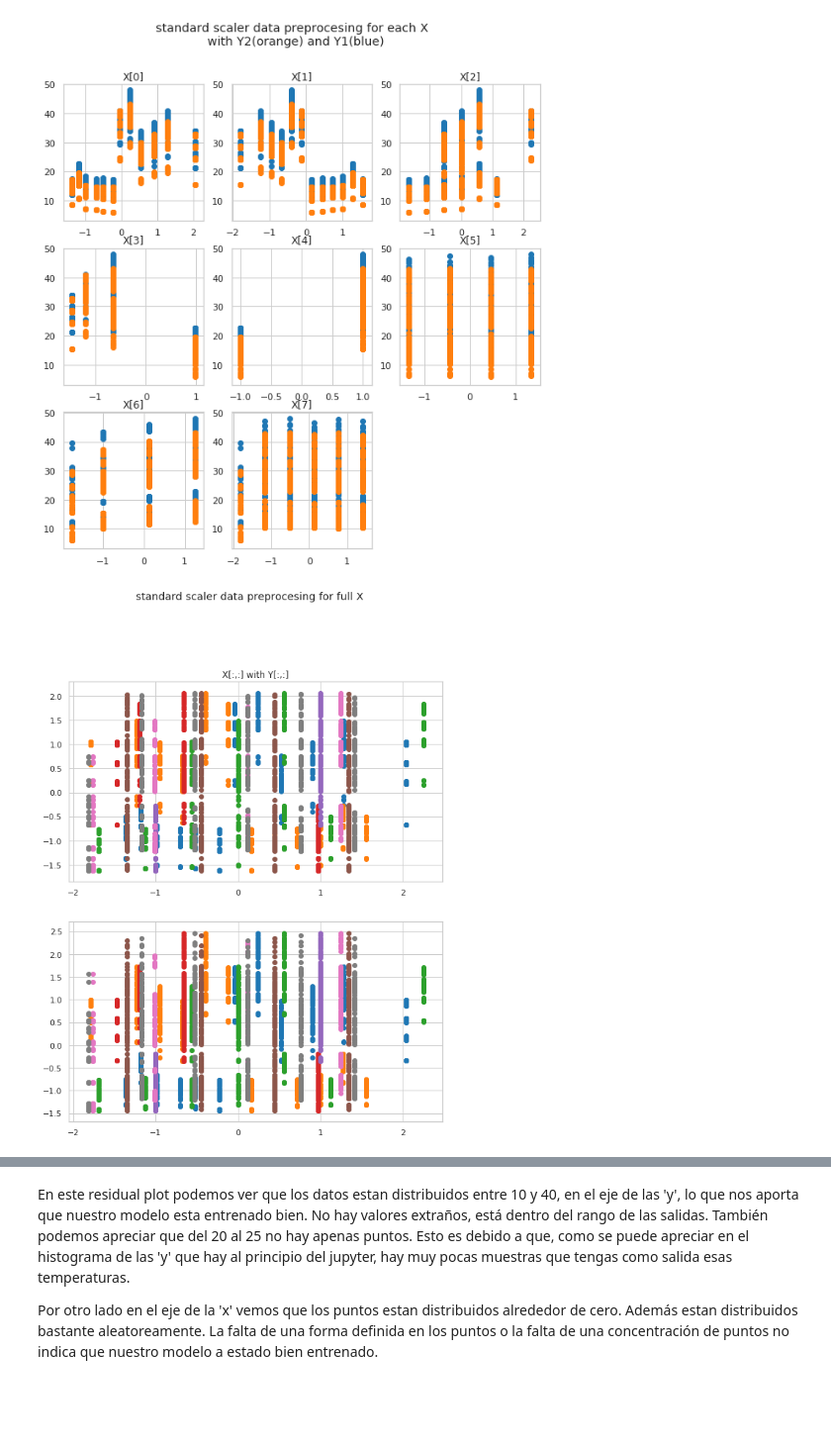
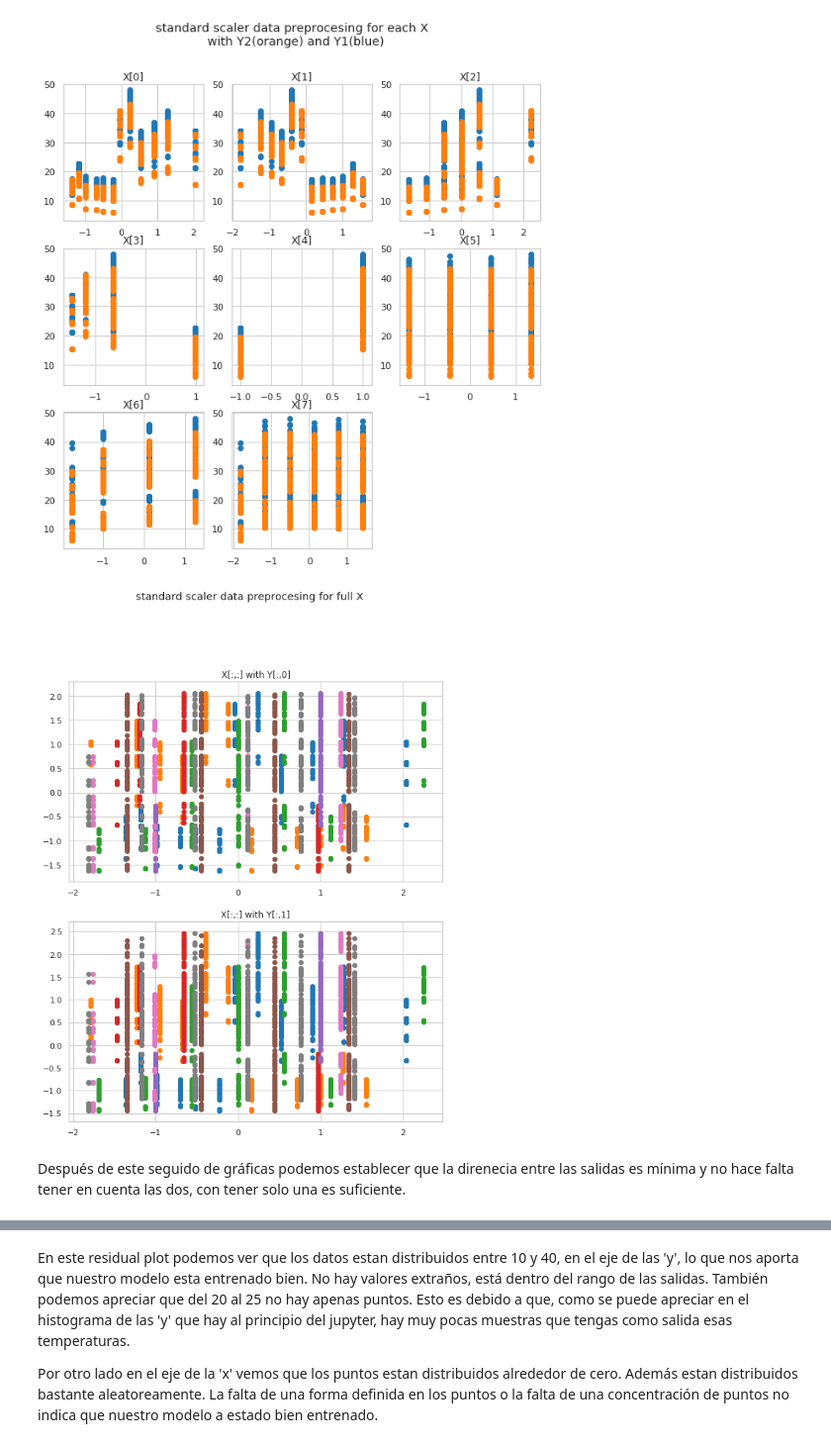
Before and after one commit to Uhron/Computational_learning, a Jupyter notebook: linear regresion example.ipynb, the cells around one changed output, grey strips where cells are left out. Shown at 99% size. Drawn from its saved outputs; the diff is of its cells as text; code cells hidden in the pictures; blank space fills up the shorter version.

```diff
--- a/linear regresion example.ipynb
+++ b/linear regresion example.ipynb
@@ -153,35 +153,38 @@ scaler.fit(x)
 t = scaler.transform(x)
 
 #estandarizar los datos de todas las dimensiones de y alrededor de cero
 scaler.fit(y)
 
 ty = scaler.transform(y)
 
 ti = []
 
 for i in range(0, x.shape[1]):
     scaler.fit(xi[i].reshape(-1,1))
     ti.append(scaler.transform(x))
 
 #figuras tamaño & figuras título
 f_std_sclr = plt.figure(figsize = (9.2,17.2))
 f_std_sclr.suptitle("standard scaler data preprocesing for full X")
 
 #subfiguras/gráficas título
 ax1 = f_std_sclr.add_subplot(311)
 ax2 = f_std_sclr.add_subplot(312)
 
-ax1.title.set_text("X[:,:] with Y[:,:]")
+ax1.title.set_text("X[:,:] with Y[:,0]")
+ax2.title.set_text("X[:,:] with Y[:,1]")
 
 #subfiguras/gráficas asignacion de ejes
 for i in range(0, x.shape[1]):
     ax1.scatter(t[:,i], ty[:,0])
     ax2.scatter(t[:,i], ty[:,1])
 
 #pintar gráficas
 plt.show()
 # %% [output]
-[figure, old version]
+[figure, new version]
+# %% [markdown]
+Después de este seguido de gráficas podemos establecer que la direnecia entre las salidas es mínima y no hace falta tener en cuenta las dos, con tener solo una es suficiente.
 # %%
 from sklearn import linear_model
 from sklearn.metrics import mean_squared_error, r2_score
```
Also changed, not shown: parts of 5 cells of this notebook.
